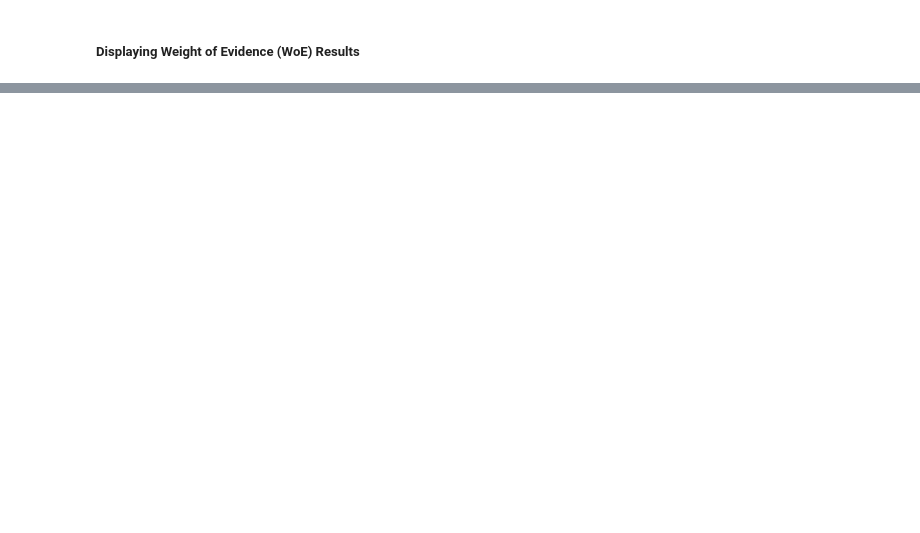
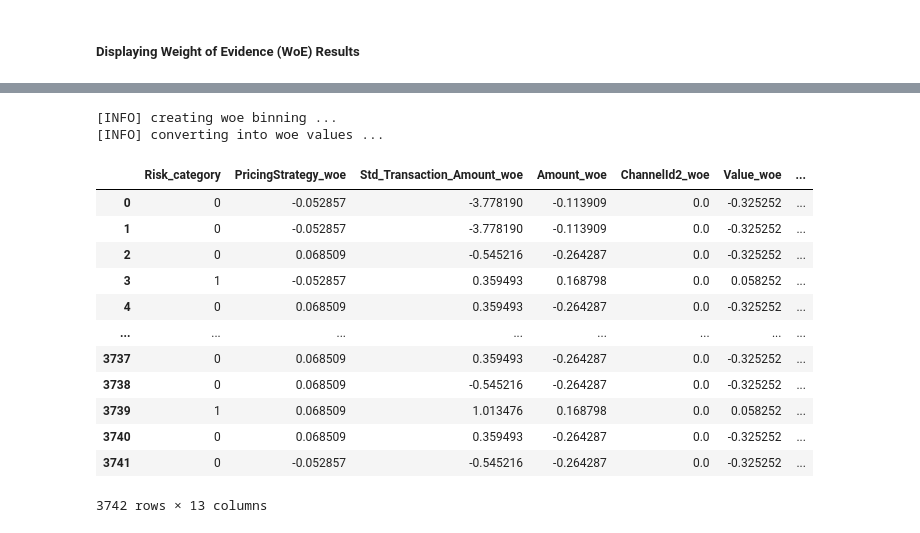
Before and after one commit to GetieBalew24/Bati_Bank_Credit_Scoring_Model, a Jupyter notebook: notebooks/WoE_estimator.ipynb, the cells around one changed output, grey strips where cells are left out. Drawn from its saved outputs; the diff is of its cells as text; code cells hidden in the pictures; blank space fills up the shorter version.

Commit message:
calculate breaks and WoE Transformation

```diff
--- a/notebooks/WoE_estimator.ipynb
+++ b/notebooks/WoE_estimator.ipynb
@@ -289,0 +319,20 @@ evaluater = ModelEvaluator(final_merged_df, 'Risk_category')
+# %%
+# Apply WoE transformation
+woeval_df = evaluater.woeval(final_merged_df)
+woeval_df
+# %% [output]
+[INFO] creating woe binning ...
+[INFO] converting into woe values ...
+|  | Risk_category | PricingStrategy_woe | Std_Transaction_Amount_woe | Amount_woe | ChannelId2_woe | Value_woe | ... |
+| 0 | 0 | -0.052857 | -3.778190 | -0.113909 | 0.0 | -0.325252 | ... |
+| 1 | 0 | -0.052857 | -3.778190 | -0.113909 | 0.0 | -0.325252 | ... |
+| 2 | 0 | 0.068509 | -0.545216 | -0.264287 | 0.0 | -0.325252 | ... |
+| 3 | 1 | -0.052857 | 0.359493 | 0.168798 | 0.0 | 0.058252 | ... |
+| 4 | 0 | 0.068509 | 0.359493 | -0.264287 | 0.0 | -0.325252 | ... |
+| ... | ... | ... | ... | ... | ... | ... | ... |
+| 3737 | 0 | 0.068509 | 0.359493 | -0.264287 | 0.0 | -0.325252 | ... |
+| 3738 | 0 | 0.068509 | -0.545216 | -0.264287 | 0.0 | -0.325252 | ... |
+| 3739 | 1 | 0.068509 | 1.013476 | 0.168798 | 0.0 | 0.058252 | ... |
+| 3740 | 0 | 0.068509 | 0.359493 | -0.264287 | 0.0 | -0.325252 | ... |
+| 3741 | 0 | -0.052857 | -0.545216 | -0.264287 | 0.0 | -0.325252 | ... |
+3742 rows × 13 columns
```
Also changed, not shown: parts of 10 cells of this notebook, 3 other files.
